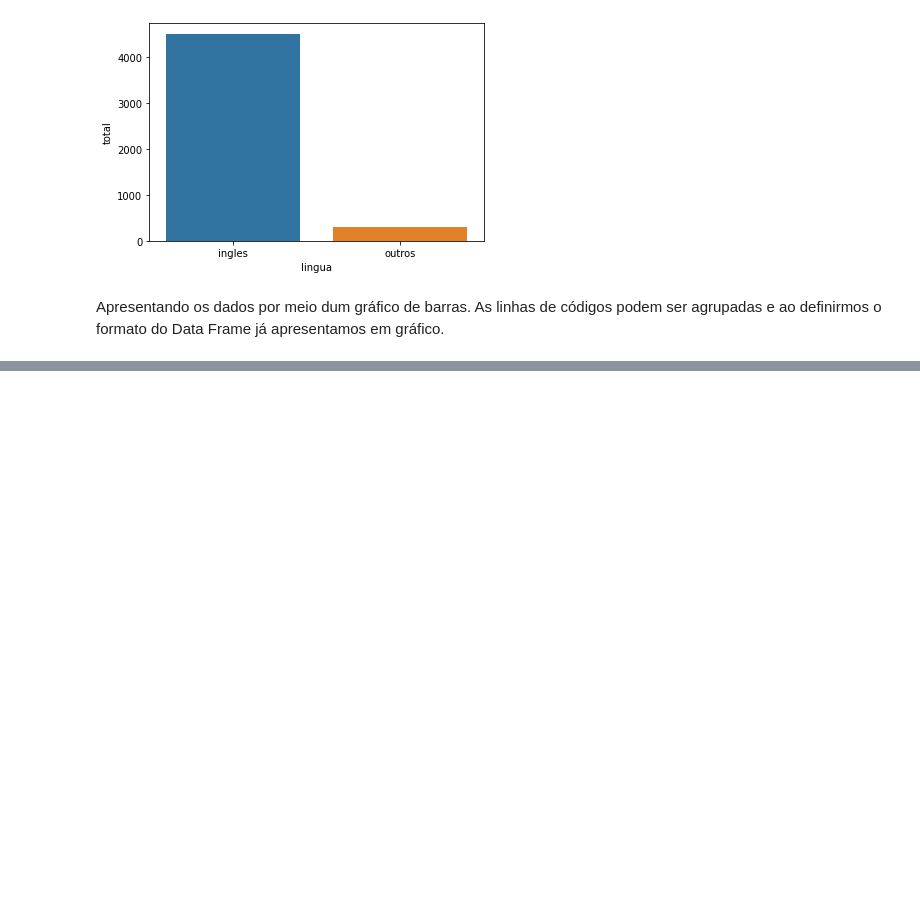
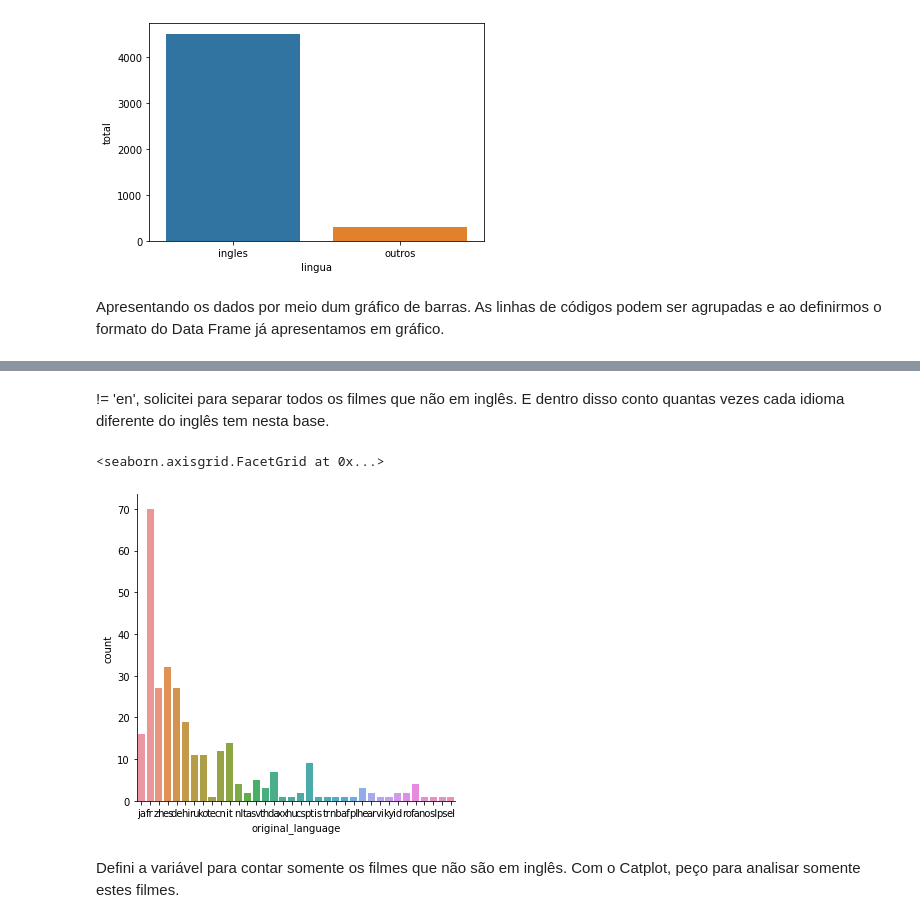
Before and after one commit to KerliS9/Cientista-de-dados, a Jupyter notebook: Introdução_à_Data_Science.ipynb, the cells around one changed output, grey strips where cells are left out. Cells and saved outputs as stored; diff of their text form; code cells hidden in the pictures; blank space fills up the shorter version.

```diff
--- a/Introdução_à_Data_Science.ipynb
+++ b/Introdução_à_Data_Science.ipynb
@@ -426,0 +448,12 @@ As linhas de códigos podem ser agrupadas e ao definirmos o formato do Data Fram
+# %% [markdown]
+!= 'en', solicitei para separar todos os filmes que não em inglês.
+E dentro disso conto quantas vezes cada idioma diferente do inglês tem nesta base.
+# %%
+filmes_sem_lingua_original_em_ingles = tmdb.query("original_language != 'en'")
+sns.catplot(x="original_language", kind="count", data = filmes_sem_lingua_original_em_ingles)
+# %% [output]
+<seaborn.axisgrid.FacetGrid at 0x...>
+[figure, added]
+# %% [markdown]
+Defini a variável para contar somente os filmes que não são em inglês.
+Com o Catplot, peço para analisar somente estes filmes.
```
Also changed, not shown: parts of 6 cells of this notebook.
